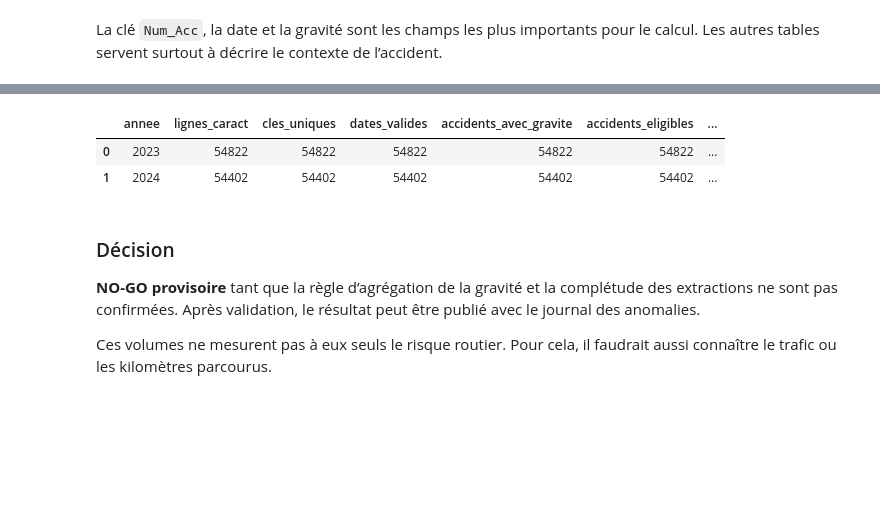
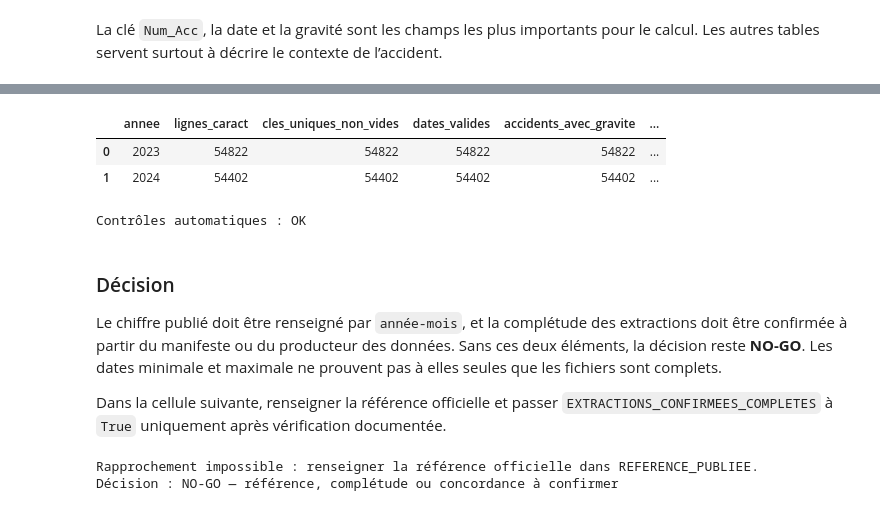
Before and after one commit to JXPM/accident_routier, a Jupyter notebook: accident.ipynb, the cells around one changed output, grey strips where cells are left out. Drawn from its saved outputs; the diff is of its cells as text; code cells hidden in the pictures; blank space fills up the shorter version.

```diff
--- a/accident.ipynb
+++ b/accident.ipynb
@@ -110,12 +129,17 @@ for annee in ANNEES:
 # %%
 for annee in ANNEES:
-    car = donnees[(annee, "caract")]
-    accidents = set(car["Num_Acc"].dropna())
+    car = donnees[(annee, "caract")].copy()
+    car["Num_Acc"] = car["Num_Acc"].str.strip()
+    accidents = set(car.loc[~car["Num_Acc"].isin(SENTINELLES), "Num_Acc"])
+    cles_absentes = car["Num_Acc"].isna() | car["Num_Acc"].isin(SENTINELLES)
     print(f"\n{annee} :")
-    print("Num_Acc dupliqués dans caract :", int(car["Num_Acc"].duplicated().sum()))
+    print("Lignes caract :", len(car))
+    print("Clés Num_Acc manquantes :", int(cles_absentes.sum()))
+    print("Lignes en doublon Num_Acc :", int(car.loc[~cles_absentes, "Num_Acc"].duplicated(keep=False).sum()))
     for table in ["lieux", "vehicules", "usagers"]:
-        df = donnees[(annee, table)]
-        cles = set(df["Num_Acc"].dropna())
-        print(f"  {table:10s} | lignes={len(df):>7,} | accidents sans caract={len(cles-accidents):>4} | accidents sans détail={len(accidents-cles):>4}")
+        df = donnees[(annee, table)].copy()
+        df["Num_Acc"] = df["Num_Acc"].str.strip()
+        cles = set(df.loc[~df["Num_Acc"].isin(SENTINELLES), "Num_Acc"])
+        print(f"  {table:10s} | lignes={len(df):>7,} | clés sans caract={len(cles-accidents):>4} | accidents sans détail={len(accidents-cles):>4}")
 # %% [output]
 2023 :
@@ -270,26 +318,65 @@ display(comparaison)
 # %%
 resume = []
 for annee, df in incidents_par_an.items():
     source = donnees[(annee, "caract")]
-    journal = journal_par_an[annee]
+    anomalies_gravite = journal_par_an[annee].query("regle == 'gravité absente ou hors domaine'")
     resume.append({
         "annee": annee,
         "lignes_caract": len(source),
-        "cles_uniques": source["Num_Acc"].nunique(),
-        "dates_valides": int(df["date"].notna().sum()),
-        "accidents_avec_gravite": int(df["grav_accident"].notna().sum()),
+        "cles_uniques_non_vides": source["Num_Acc"].nunique(),
+        "dates_valides": int(df["date_valide"].sum()),
+        "accidents_avec_gravite": int(df["gravite_disponible"].sum()),
         "accidents_eligibles": int(df["eligible"].sum()),
-        "anomalies_tracees": len(journal),
+        "exclus_du_kpi": int((~df["eligible"]).sum()),
+        "usagers_gravite_invalide": len(anomalies_gravite),
+        "accidents_touches_gravite_invalide": anomalies_gravite["Num_Acc"].nunique(),
+        "anomalies_tracees": len(journal_par_an[annee]),
+        "premier_mois_present": df["mois"].dropna().min(),
+        "dernier_mois_present": df["mois"].dropna().max(),
     })
 resume = pd.DataFrame(resume)
 display(resume)
+
+for annee, df in incidents_par_an.items():
+    elig = df.loc[df["eligible"]]
+    assert elig["Num_Acc"].notna().all(), f"{annee}: clé manquante parmi les éligibles"
+    assert elig["Num_Acc"].is_unique, f"{annee}: clé dupliquée parmi les éligibles"
+    assert elig["date"].notna().all() and (elig["date"].dt.year == annee).all(), f"{annee}: date invalide"
+    assert elig["rang_severite"].notna().all(), f"{annee}: gravité absente parmi les éligibles"
+    usa = donnees[(annee, "usagers")].copy()
+    usa["Num_Acc"] = usa["Num_Acc"].str.strip()
+    tue_attendu = usa.loc[usa["grav"].str.strip().eq("2")].groupby("Num_Acc").size().gt(0)
+    indicateur_attendu = df["Num_Acc"].isin(tue_attendu[tue_attendu].index)
+    assert df["a_un_tue"].equals(indicateur_attendu), f"{annee}: indicateur tué différent des lignes usagers"
+print("Contrôles automatiques : OK")
 # %% [output]
-|  | annee | lignes_caract | cles_uniques | dates_valides | accidents_avec_gravite | accidents_eligibles | ... |
-| 0 | 2023 | 54822 | 54822 | 54822 | 54822 | 54822 | ... |
-| 1 | 2024 | 54402 | 54402 | 54402 | 54402 | 54402 | ... |
+|  | annee | lignes_caract | cles_uniques_non_vides | dates_valides | accidents_avec_gravite | ... |
+| 0 | 2023 | 54822 | 54822 | 54822 | 54822 | ... |
+| 1 | 2024 | 54402 | 54402 | 54402 | 54402 | ... |
+Contrôles automatiques : OK
 # %% [markdown]
 ### Décision
 
-**NO-GO provisoire** tant que la règle d’agrégation de la gravité et la complétude des extractions ne sont pas confirmées. Après validation, le résultat peut être publié avec le journal des anomalies.
+Le chiffre publié doit être renseigné par `année-mois`, et la complétude des extractions doit être confirmée à partir du manifeste ou du producteur des données. Sans ces deux éléments, la décision reste **NO-GO**. Les dates minimale et maximale ne prouvent pas à elles seules que les fichiers sont complets.
 
-Ces volumes ne mesurent pas à eux seuls le risque routier. Pour cela, il faudrait aussi connaître le trafic ou les kilomètres parcourus.
+Dans la cellule suivante, renseigner la référence officielle et passer `EXTRACTIONS_CONFIRMEES_COMPLETES` à `True` uniquement après vérification documentée.
+# %%
+REFERENCE_PUBLIEE = {}
+EXTRACTIONS_CONFIRMEES_COMPLETES = False
+
+if REFERENCE_PUBLIEE:
+    ref = pd.Series(REFERENCE_PUBLIEE, name="accidents_publies").rename_axis("mois").reset_index()
+    mensuel_ref = mensuel[["mois", "accidents_comptes"]].copy()
+    rapprochement = ref.merge(mensuel_ref, on="mois", how="outer", indicator=True)
+    rapprochement["ecart"] = rapprochement["accidents_comptes"] - rapprochement["accidents_publies"]
+    display(rapprochement.sort_values("mois"))
+    rapprochement_ok = rapprochement["_merge"].eq("both").all() and rapprochement["ecart"].eq(0).all()
+else:
+    rapprochement_ok = False
+    print("Rapprochement impossible : renseigner la référence officielle dans REFERENCE_PUBLIEE.")
+
+go = rapprochement_ok and EXTRACTIONS_CONFIRMEES_COMPLETES
+print("Décision :", "GO" if go else "NO-GO — référence, complétude ou concordance à confirmer")
+# %% [output]
+Rapprochement impossible : renseigner la référence officielle dans REFERENCE_PUBLIEE.
+Décision : NO-GO — référence, complétude ou concordance à confirmer
```
Also changed, not shown: parts of 11 cells of this notebook, 2 other files.
